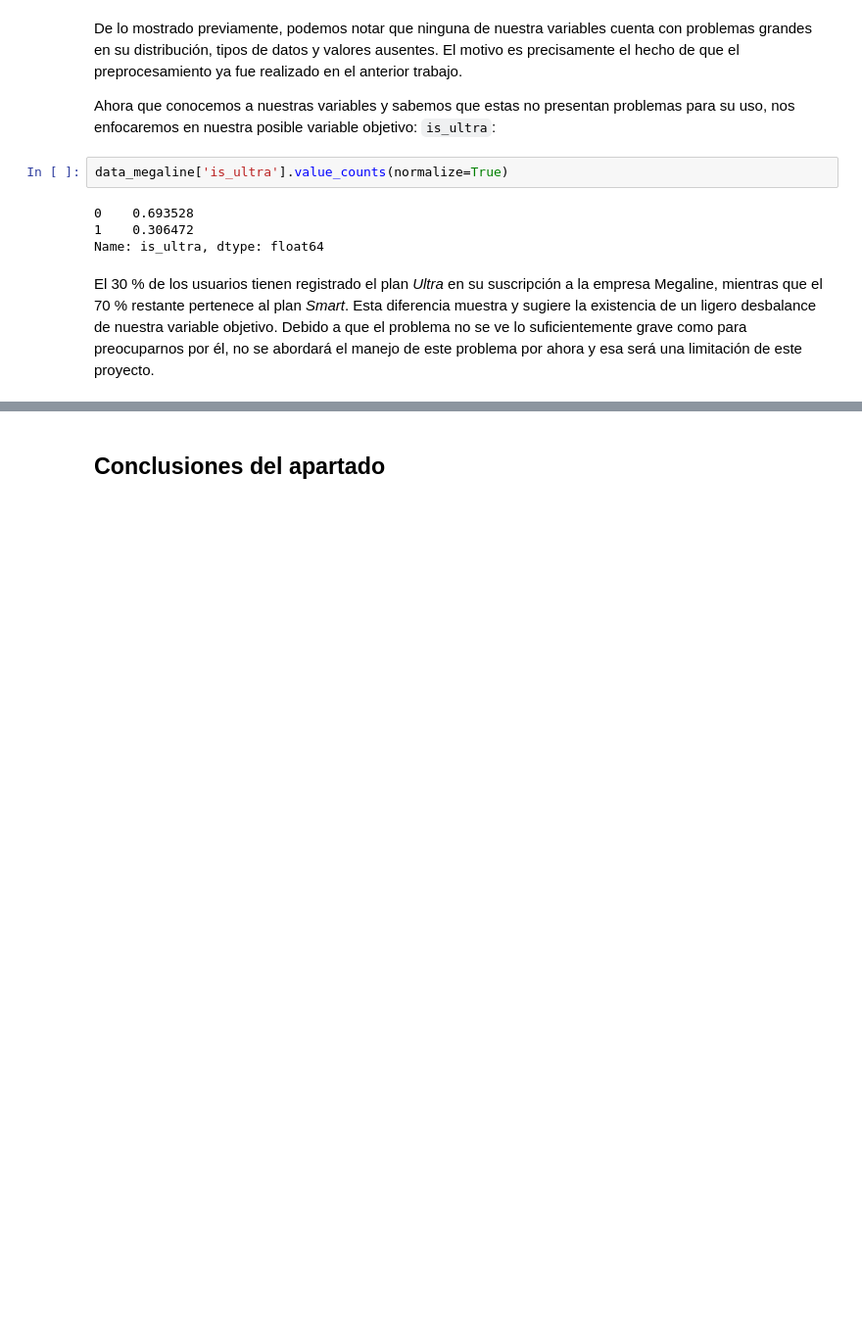
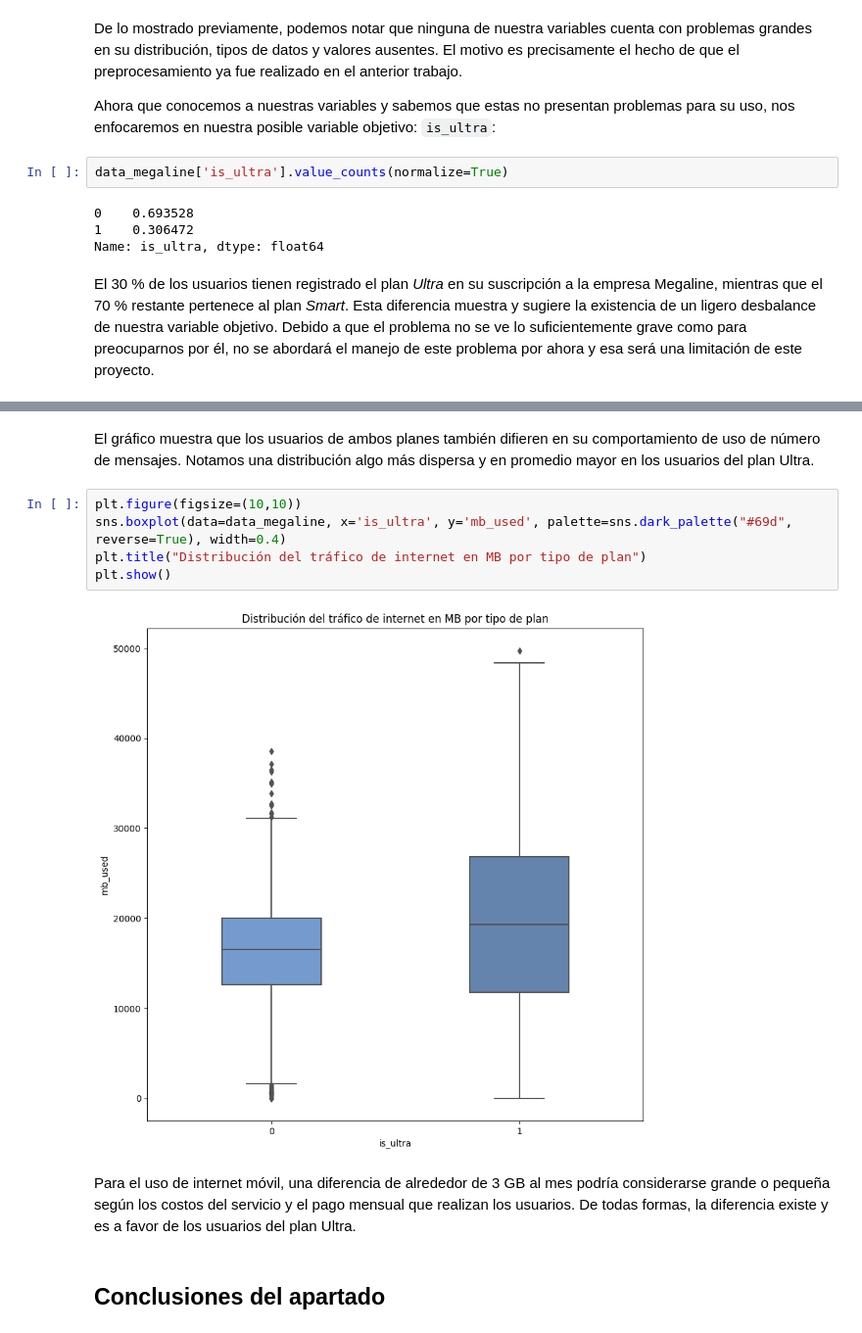
Before and after one commit to ChristianMartinezCaceres/Practicum-portfolio, a Jupyter notebook: 07_phone_plans_ml_model/phone_plans_ml_model_notebook.ipynb, the cells around one changed output, grey strips where cells are left out. Shown at 98% size. Drawn from its saved outputs; the diff is of its cells as text; blank space fills up the shorter version.

```diff
--- a/07_phone_plans_ml_model/phone_plans_ml_model_notebook.ipynb
+++ b/07_phone_plans_ml_model/phone_plans_ml_model_notebook.ipynb
@@ -139,3 +174,14 @@ El 30 % de los usuarios tienen registrado el plan *Ultra* en su suscripción a l
+# %% [markdown]
+El gráfico muestra que los usuarios de ambos planes también difieren en su comportamiento de uso de número de mensajes. Notamos una distribución algo más dispersa y en promedio mayor en los usuarios del plan Ultra.
+# %%
+plt.figure(figsize=(10,10))
+sns.boxplot(data=data_megaline, x='is_ultra', y='mb_used', palette=sns.dark_palette("#69d", reverse=True), width=0.4)
+plt.title("Distribución del tráfico de internet en MB por tipo de plan")
+plt.show()
+# %% [output]
+[figure, added]
+# %% [markdown]
+Para el uso de internet móvil, una diferencia de alrededor de 3 GB al mes podría considerarse grande o pequeña según los costos del servicio y el pago mensual que realizan los usuarios. De todas formas, la diferencia existe y es a favor de los usuarios del plan Ultra.
 # %% [markdown]
 ## Conclusiones del apartado <a id='d3'></a>
 # %% [markdown]
```
Also changed, not shown: parts of 12 cells of this notebook.
